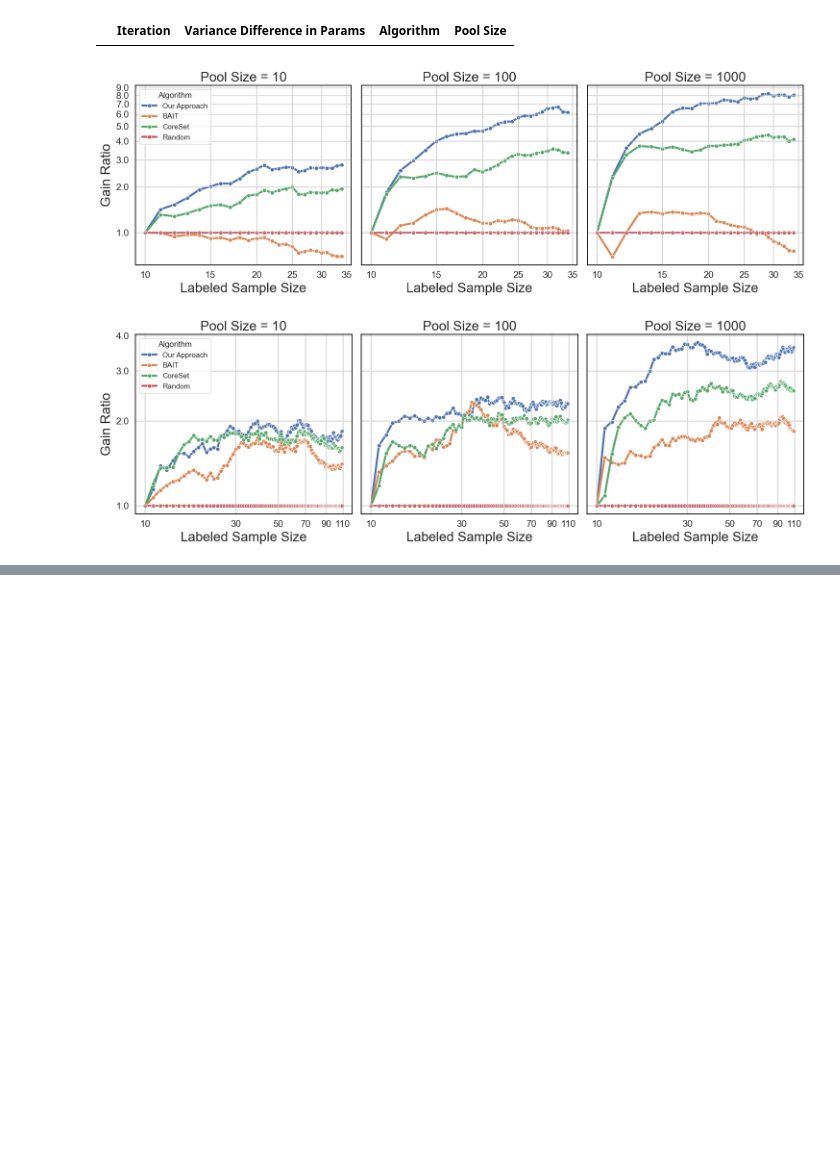
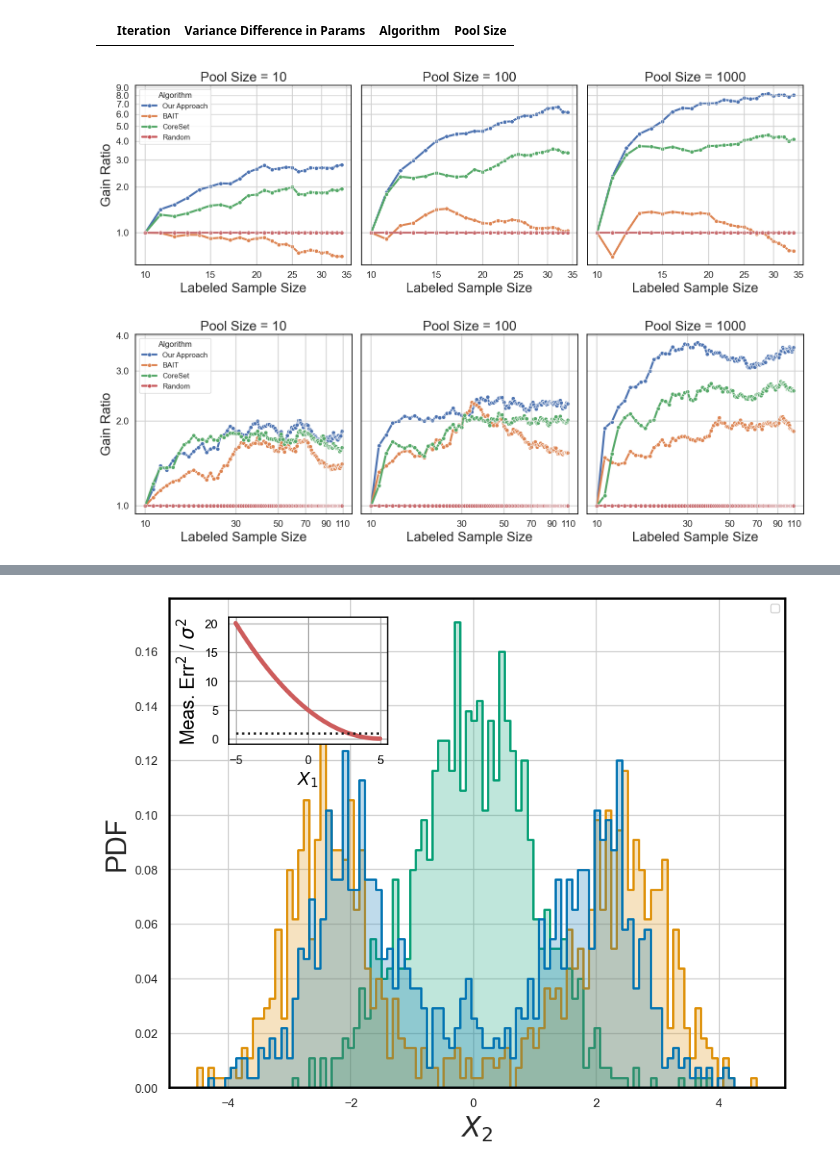
Before and after one commit to pingle14/ActiveLearningProj, a Jupyter notebook: notebook_analysis/plot_maker.ipynb, the cells around one changed output, grey strips where cells are left out. Drawn from its saved outputs; the diff is of its cells as text; code cells hidden in the pictures; blank space fills up the shorter version.

```diff
--- a/notebook_analysis/plot_maker.ipynb
+++ b/notebook_analysis/plot_maker.ipynb
@@ -626,0 +691,71 @@ ALGO: Random, Pool Sizes: 1000
+# %%
+fig, ax = plt.subplots(figsize=(10, 8))
+df = pd.read_csv("../data/multiVar_linearity1.0_s10_b1_p100_n1_i1000_c5_mTrue.csv")
+df = df[df.Algorithm != "Our Approach (Pool Size = 100, Budget = 10)"]
+df["Algorithm"] = df["Algorithm"].replace(
+    {
+        "Our Approach (Pool Size = 100, Budget = 1)": "Our Approach (Pool Size = 100)",
+        "Our Approach (Pool Size = 1000, Budget = 1)": "Our Approach (Pool Size = 1000)",
+    }
+)
+df = df.sort_values(by="Algorithm", ascending=True)
+
+sns.histplot(
+    data=df.iloc[10:],
+    x="X2",
+    hue="Algorithm",
+    bins=100,
+    kde=False,
+    element="step",
+    stat="density",
+    linewidth=2,
+    palette="colorblind",
+)
+
+plt.legend(
+    borderaxespad=0.5,
+    markerscale=2,
+    fancybox=True,
+    framealpha=0.95,
+    facecolor="white",
+    prop={"size": 10},
+)
+
+plt.xlabel(r"$X_2$", size=25)
+plt.ylabel(r"PDF", size=25)
+
+# Define the position and size of the embedded plot
+left, bottom, width, height = 0.2, 0.65, 0.2, 0.2
+ax2 = fig.add_axes([left, bottom, width, height])
+
+xlin = np.linspace(-5, 5, 1001)
+ax2.plot(xlin, 5.0 * (xlin - 5.0) ** 2 / 25.0, lw=4, color="indianred")
+ax2.plot(xlin, xlin * 0 + 1.0, ":", lw=2, color="k")
+
+# Set the background color and axis color of ax2
+ax2.set_facecolor("white")
+ax2.spines["bottom"].set_color("black")
+ax2.spines["top"].set_color("black")
+ax2.spines["left"].set_color("black")
+ax2.spines["right"].set_color("black")
+ax2.xaxis.label.set_color("black")
+ax2.yaxis.label.set_color("black")
+ax2.tick_params(axis="x", colors="black")
+ax2.tick_params(axis="y", colors="black")
+ax2.grid(True, color="darkgrey")
+
+ax2.set_xlabel(r"$X_1$", size=16)
+ax2.set_ylabel(r"Meas. Err$^2$ / $\sigma^2$", size=17)
+
+
+# Add a black border around the plot area (the axes)
+for spine in ax.spines.values():
+    spine.set_edgecolor("black")  # Set the border color
+    spine.set_linewidth(2)  # Set the border width
+
+# Save the plot as an image file
+# plt.savefig('sampling_test_2.png', bbox_inches='tight')
+# files.download('sampling_test_2.png')
+plt.savefig("../plots/multivar-labeledX-chi2-measErr.pdf", bbox_inches="tight")
+# %% [output]
+[figure, added]
```
Also changed, not shown: parts of 3 cells of this notebook, 11 other files.
